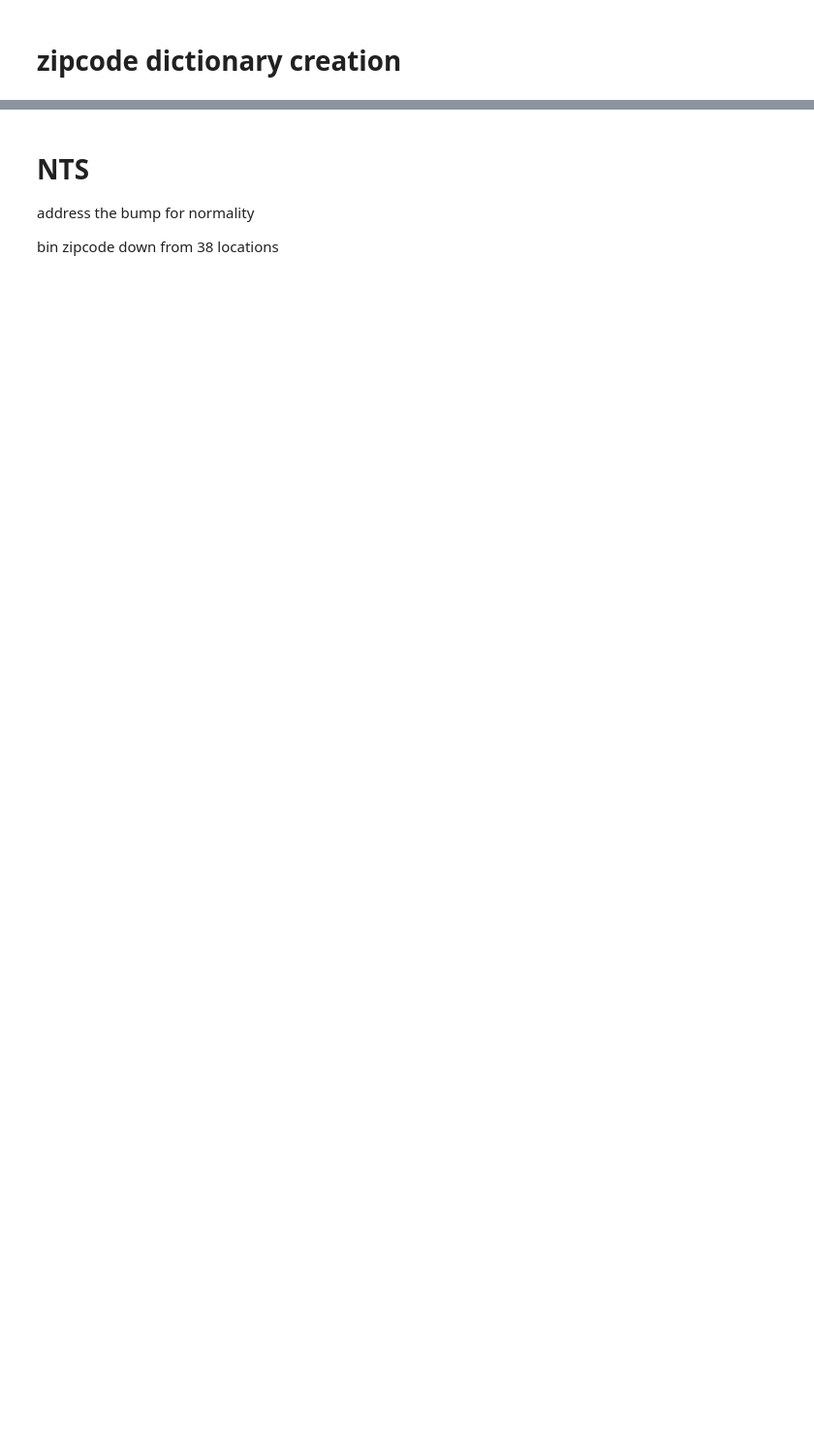
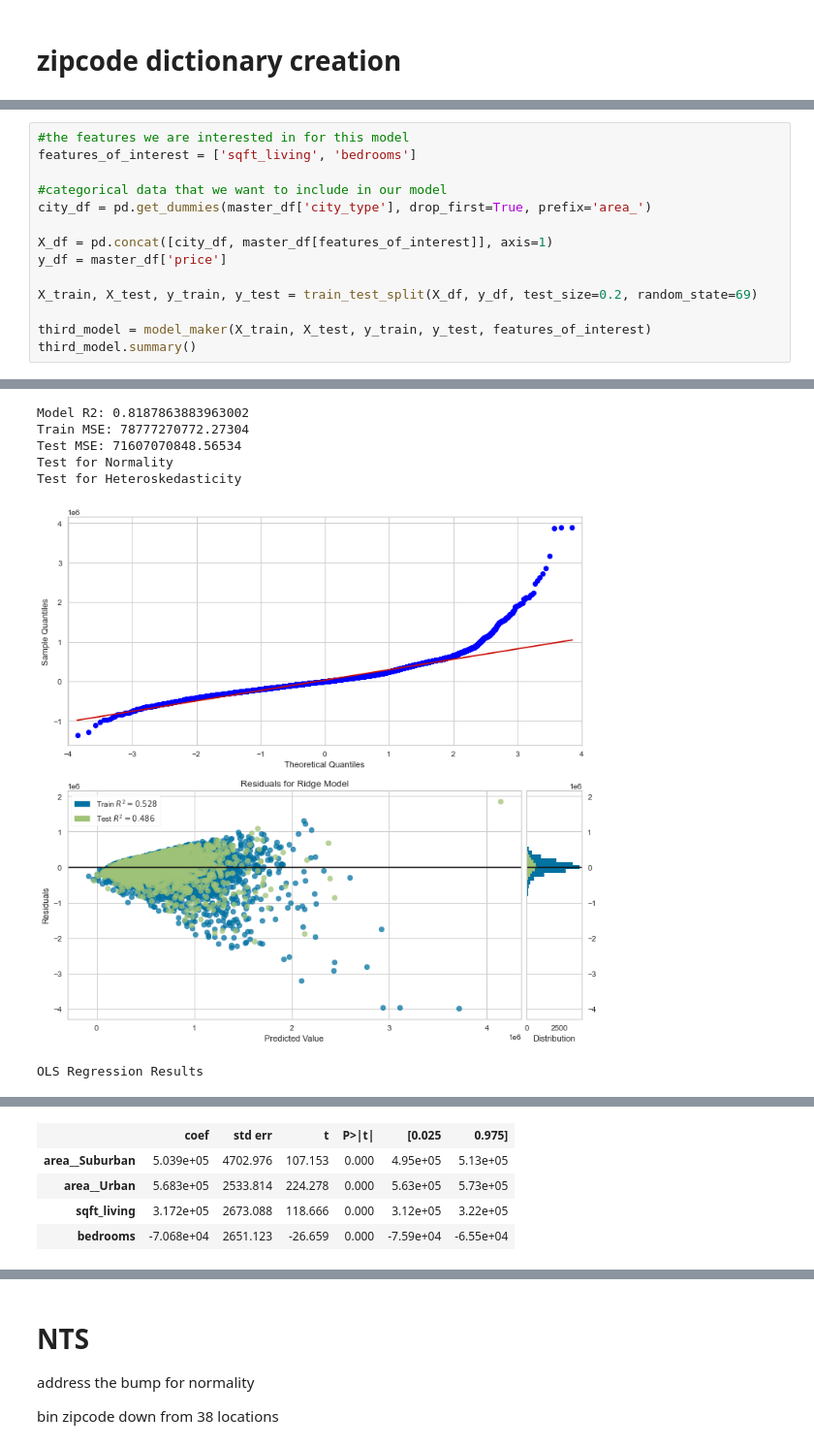
Before and after one commit to Sombrero7/project2, a Jupyter notebook: data_preprocessing-noble.ipynb, the cells around one changed output, grey strips where cells are left out. Shown at 97% size. Cells and saved outputs as stored; diff of their text form; blank space fills up the shorter version.

```diff
--- a/data_preprocessing-noble.ipynb
+++ b/data_preprocessing-noble.ipynb
@@ -582,0 +613,15 @@ model.summary()
+# %%
+#the features we are interested in for this model
+features_of_interest = ['sqft_living', 'bedrooms']
+
+#categorical data that we want to include in our model
+city_df = pd.get_dummies(master_df['city_type'], drop_first=True, prefix='area_')
+
+X_df = pd.concat([city_df, master_df[features_of_interest]], axis=1)
+y_df = master_df['price']
+
+X_train, X_test, y_train, y_test = train_test_split(X_df, y_df, test_size=0.2, random_state=69)
+
+third_model = model_maker(X_train, X_test, y_train, y_test, features_of_interest)
+third_model.summary()
+# %% [output]
@@ -582,0 +648,7 @@ model.summary()
+Model R2: 0.8187863883963002
+Train MSE: 78777270772.27304
+Test MSE: 71607070848.56534
+Test for Normality
+Test for Heteroskedasticity
+[figure, added]
+OLS Regression Results
@@ -582,0 +664,5 @@ model.summary()
+|  | coef | std err | t | P>|t| | [0.025 | 0.975] |
+| area__Suburban | 5.039e+05 | 4702.976 | 107.153 | 0.000 | 4.95e+05 | 5.13e+05 |
+| area__Urban | 5.683e+05 | 2533.814 | 224.278 | 0.000 | 5.63e+05 | 5.73e+05 |
+| sqft_living | 3.172e+05 | 2673.088 | 118.666 | 0.000 | 3.12e+05 | 3.22e+05 |
+| bedrooms | -7.068e+04 | 2651.123 | -26.659 | 0.000 | -7.59e+04 | -6.55e+04 |
```
Also changed, not shown: parts of 32 cells of this notebook.
